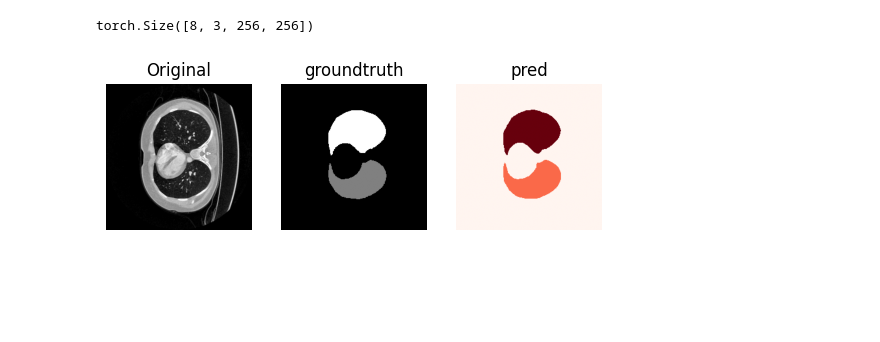
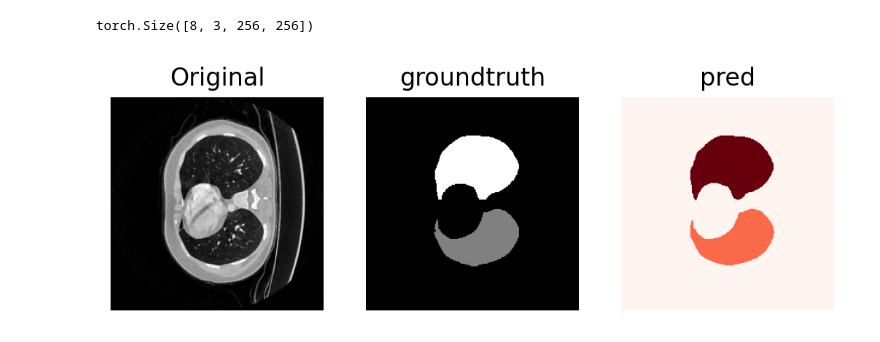
Before and after one commit to ermeson-alves/meu_tcc, a Jupyter notebook: notebooks/4- Visualizando Predicoes.ipynb, the cells around one changed output. Cells and saved outputs as stored; diff of their text form; code cells hidden in the pictures; blank space fills up the shorter version.

```diff
--- a/notebooks/4- Visualizando Predicoes.ipynb
+++ b/notebooks/4- Visualizando Predicoes.ipynb
@@ -130,28 +130,30 @@ torch.Size([8, 3, 256, 256])
 # %%
 import matplotlib.pyplot as plt
 
-fig, axs = plt.subplots(1, 3)
-slice =1
+fig, axs = plt.subplots(1, 3, dpi=200)
+slice = 4
 
 axs[0].imshow(batch['volume'][slice].permute(1, 2, 0).detach().numpy(), cmap='gray')
 axs[0].axis('off')
 axs[0].set_title('Original')
 
 axs[1].imshow(batch['mask'][slice].detach().numpy(), cmap='gray')
 axs[1].axis('off')
 axs[1].set_title('groundtruth')
 
 
 pred = y_hat[slice].argmax(dim=0)
 
 axs[2].imshow(pred, cmap='Reds')
 axs[2].axis('off')
 axs[2].set_title('pred')
 
 
 
 plt.show()
+
+fig.savefig(RESULTS_DIR/'phase_1/preds_vis/a_pred.png')
 # plt.imshow(y_hat[0].permute(1, 2, 0).detach().numpy())
 #TODO: fazer um código de visualização bonito
 # %% [output]
-[figure, old version]
+[figure, new version]
```
Also changed, not shown: parts of 1 cell of this notebook, 7 other files.
